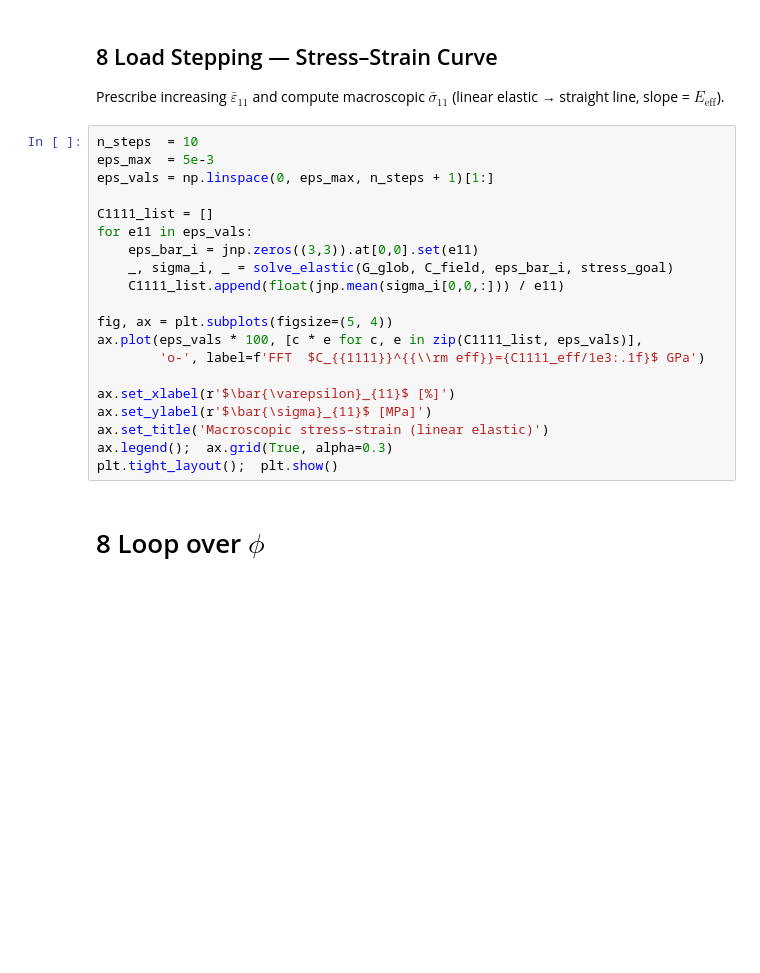
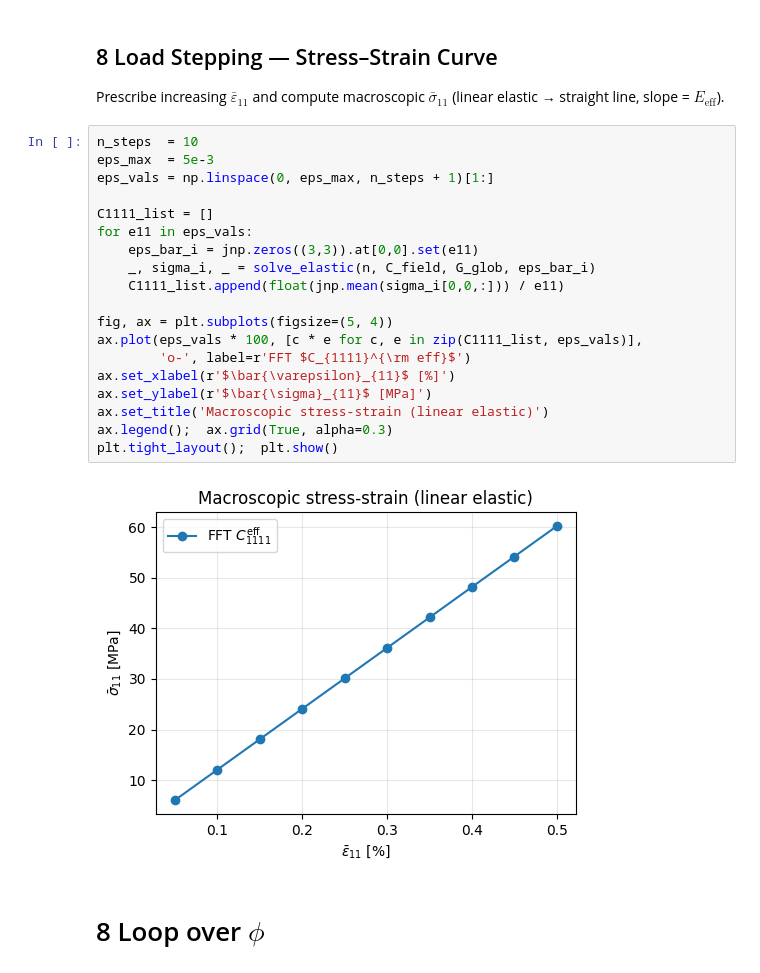
Before and after one commit to choROPeNt/FFTjax, a Jupyter notebook: notebooks/elastic_newton_cg_jax.ipynb, the cells around one changed output. Saved outputs shown, nothing was run; the diff lists cells and outputs as text; blank space fills up the shorter version.

```diff
--- a/notebooks/elastic_newton_cg_jax.ipynb
+++ b/notebooks/elastic_newton_cg_jax.ipynb
@@ -471,23 +375,24 @@ Prescribe increasing $\bar{\varepsilon}_{11}$ and compute macroscopic $\bar{\sig
 # %%
 n_steps  = 10
 eps_max  = 5e-3
 eps_vals = np.linspace(0, eps_max, n_steps + 1)[1:]
 
 C1111_list = []
 for e11 in eps_vals:
     eps_bar_i = jnp.zeros((3,3)).at[0,0].set(e11)
-    _, sigma_i, _ = solve_elastic(G_glob, C_field, eps_bar_i, stress_goal)
+    _, sigma_i, _ = solve_elastic(n, C_field, G_glob, eps_bar_i)
     C1111_list.append(float(jnp.mean(sigma_i[0,0,:])) / e11)
 
 fig, ax = plt.subplots(figsize=(5, 4))
 ax.plot(eps_vals * 100, [c * e for c, e in zip(C1111_list, eps_vals)],
-        'o-', label=f'FFT  $C_{{1111}}^{{\\rm eff}}={C1111_eff/1e3:.1f}$ GPa')
-
+        'o-', label=r'FFT $C_{1111}^{\rm eff}$')
 ax.set_xlabel(r'$\bar{\varepsilon}_{11}$ [%]')
 ax.set_ylabel(r'$\bar{\sigma}_{11}$ [MPa]')
-ax.set_title('Macroscopic stress–strain (linear elastic)')
+ax.set_title('Macroscopic stress-strain (linear elastic)')
 ax.legend();  ax.grid(True, alpha=0.3)
 plt.tight_layout();  plt.show()
+# %% [output]
+[figure, added]
 # %% [markdown]
 # 8 Loop over $\phi$
 # %%
```
Also changed, not shown: parts of 12 cells of this notebook.
